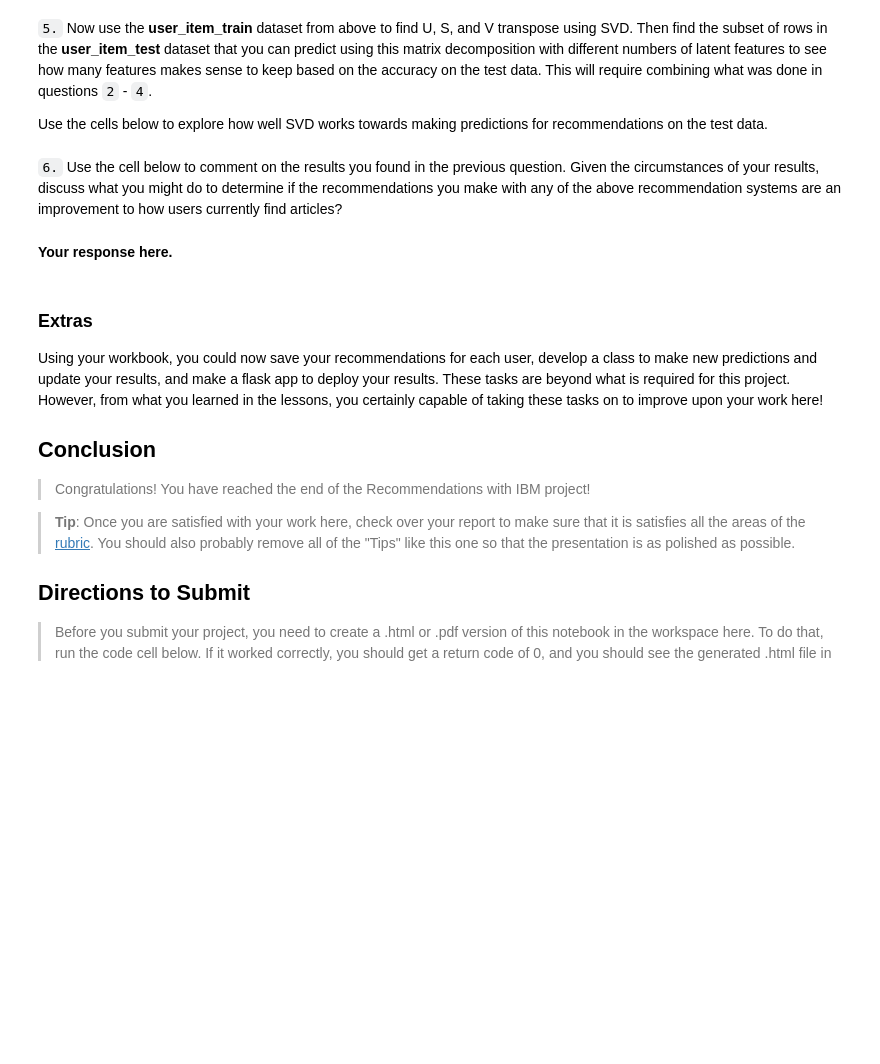
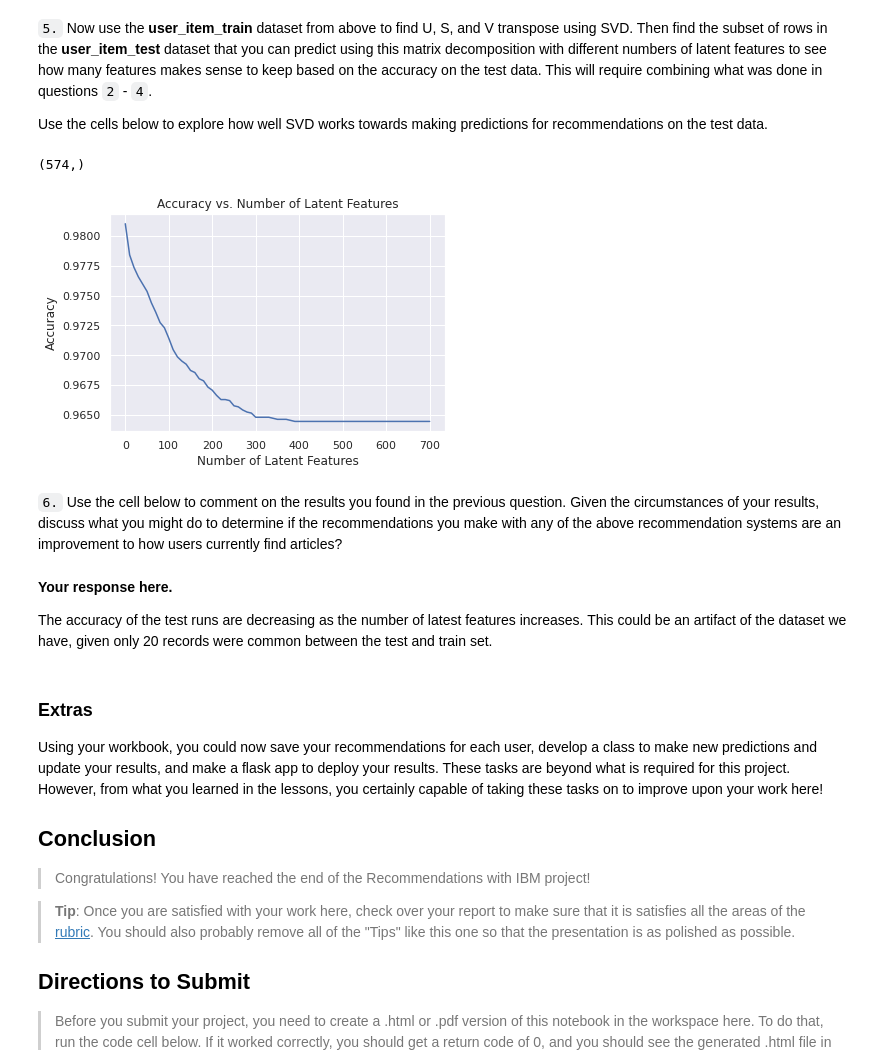
Before and after one commit to ambreen2006/Recommendation_with_IBM, a Jupyter notebook: Recommendations_with_IBM.ipynb, the cells around one changed output. Drawn from its saved outputs; the diff is of its cells as text; code cells hidden in the pictures; blank space fills up the shorter version.

```diff
--- a/Recommendations_with_IBM.ipynb
+++ b/Recommendations_with_IBM.ipynb
@@ -852,8 +789,8 @@ def create_test_and_train_user_item(df_train, df_test):
     # Your code here
     user_item_train = create_user_item_matrix(df_train)
     user_item_test = create_user_item_matrix(df_test)
-    test_idx = list(user_item_test.index.values)
-    test_arts = list(user_item_test.columns)
+    test_idx = user_item_test.index.values
+    test_arts = user_item_test.columns
     return user_item_train, user_item_test, test_idx, test_arts
 
 user_item_train, user_item_test, test_idx, test_arts = create_test_and_train_user_item(df_train, df_test)
@@ -893,4 +830,4 @@ Awesome job!  That's right!  All of the test movies are in the training data, bu
 Use the cells below to explore how well SVD works towards making predictions for recommendations on the test data.
 # %%
 # fit SVD on the user_item_train matrix
-u_train, s_train, vt_train = # fit svd similar to above then use the cells below
+u_train, s_train, vt_train =np.linalg.svd(user_item_train)
@@ -900,7 +834,68 @@ u_train, s_train, vt_train = # fit svd similar to above then use the cells below
+# %%
+np.where(user_item_train.columns.isin(test_arts))[0].shape
+# %% [output]
+(574,)
+# %%
+def explore_latent_features_on_train_and_test(u, s, vt,
+                                              train_df, test_df, test_idx, test_arts,
+                                              num_latent_feats=np.arange(0,710,10)):
+    '''
+    The method creates latent features based off of the num_latent_feats
+    and validate it against the test dataset.
+
+    INPUT:
+    u - user matrix from SVD
+    s - sigma matrix from SVD
+    vt - v transpose matrix from SVD
+    train_df - training dataset
+    test_df - test dataset
+    test_idx - user indices in the test dataset
+    test_arts - article indices in the test dataset
+    num_latent_feats - the latent featuring needing to be explored
+
+    '''
+    sum_errs = []
+
+    # common users and articles in both test and train dataset
+    user_locs = np.where(train_df.index.isin(test_idx))[0]
+    articles_locs = np.where(train_df.columns.isin(test_arts))[0]
+    user_locs_in_test = np.where(user_item_test.index.isin(train_df.index))
+    common_df = test_df.iloc[user_locs_in_test]
+
+    u_test = u[user_locs,:]
+    vt_test = vt[:, articles_locs]
+
+    for k in num_latent_feats:
+        # restructure with k latent features
+        s_new, u_new, vt_new = np.diag(s[:k]), u[:, :k], vt[:k, :]
+        u_test_new, vt_test_new = u_test[:,:k], vt_test[:k,:]
+
+        # take dot product
+        user_item_est = np.around(np.dot(np.dot(u_test_new, s_new), vt_test_new))
+
+        # compute error for each prediction to actual value
+        diffs = np.subtract(common_df, user_item_est)
+
+        # total errors and keep track of them
+        err = np.sum(np.sum(diffs**2))
+        sum_errs.append(err)
+
+    plt.plot(num_latent_feats, 1-np.array(sum_errs)/(common_df.shape[0]*common_df.shape[1]))
+    plt.xlabel('Number of Latent Features');
+    plt.ylabel('Accuracy');
+    plt.title('Accuracy vs. Number of Latent Features');
+
+explore_latent_features_on_train_and_test(u_train, s_train, vt_train,
+                                          user_item_train, user_item_test,
+                                          test_idx, test_arts)
+# %% [output]
+[figure, added]
 # %% [markdown]
 `6.` Use the cell below to comment on the results you found in the previous question. Given the circumstances of your results, discuss what you might do to determine if the recommendations you make with any of the above recommendation systems are an improvement to how users currently find articles?
-# %% [markdown]
-**Your response here.**
+# %% [markdown]
+**Your response here.**
+
+The accuracy of the test runs are decreasing as the number of latest features increases. This could be an artifact of the dataset we have, given only 20 records were common between the test and train set.
 # %% [markdown]
 <a id='conclusions'></a>
 ### Extras
```
Also changed, not shown: parts of 22 cells of this notebook.
